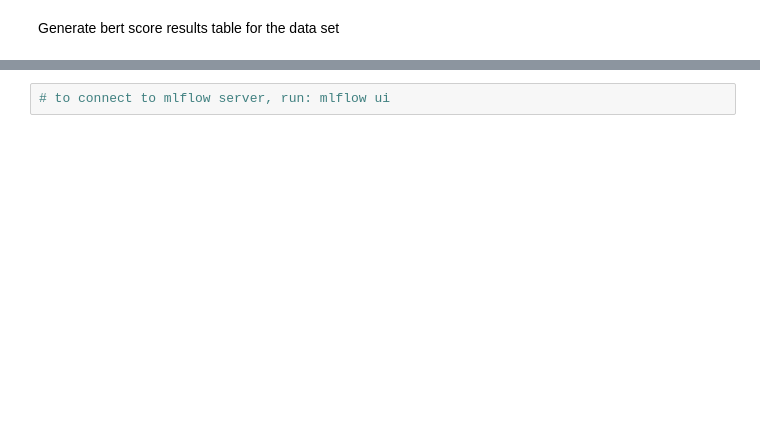
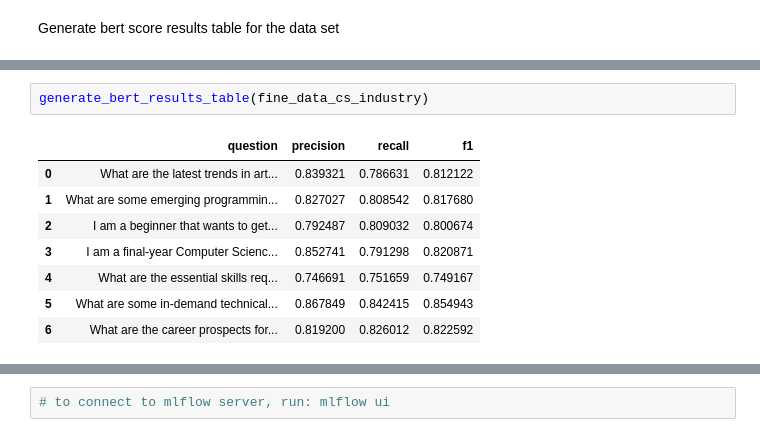
Before and after one commit to huishingchong/agile_llm, a Jupyter notebook: prompting.ipynb, the cells around one changed output, grey strips where cells are left out. Drawn from its saved outputs; the diff is of its cells as text; blank space fills up the shorter version.

```diff
--- a/prompting.ipynb
+++ b/prompting.ipynb
@@ -381,0 +429,11 @@ generate_bert_results_table(llm_chain, data_skills_build)
+# %%
+generate_bert_results_table(fine_data_cs_industry)
+# %% [output]
+|  | question | precision | recall | f1 |
+| 0 | What are the latest trends in art... | 0.839321 | 0.786631 | 0.812122 |
+| 1 | What are some emerging programmin... | 0.827027 | 0.808542 | 0.817680 |
+| 2 | I am a beginner that wants to get... | 0.792487 | 0.809032 | 0.800674 |
+| 3 | I am a final-year Computer Scienc... | 0.852741 | 0.791298 | 0.820871 |
+| 4 | What are the essential skills req... | 0.746691 | 0.751659 | 0.749167 |
+| 5 | What are some in-demand technical... | 0.867849 | 0.842415 | 0.854943 |
+| 6 | What are the career prospects for... | 0.819200 | 0.826012 | 0.822592 |
```
Also changed, not shown: parts of 37 cells of this notebook.
